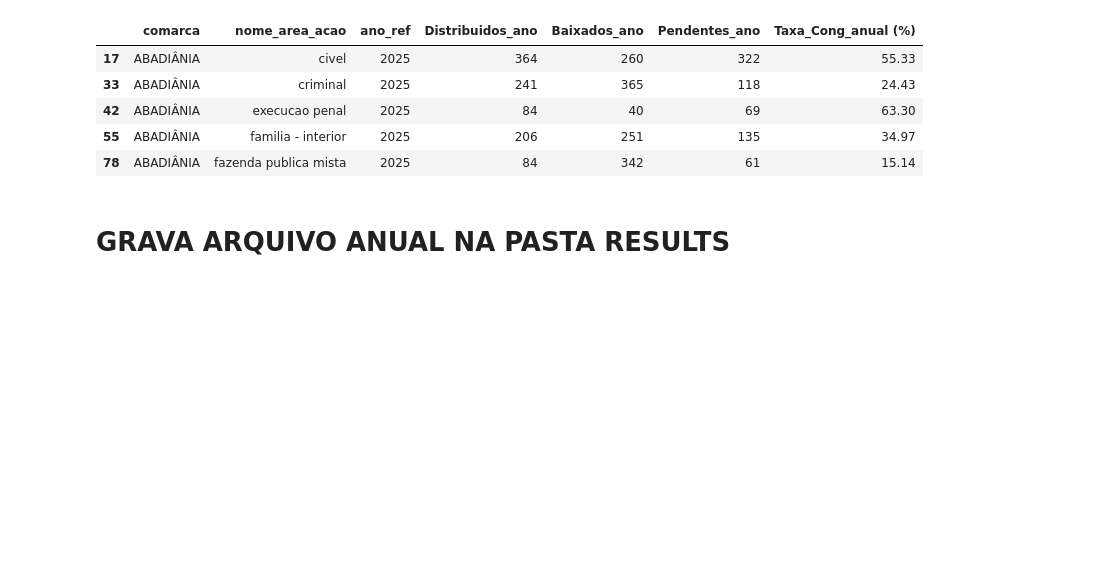
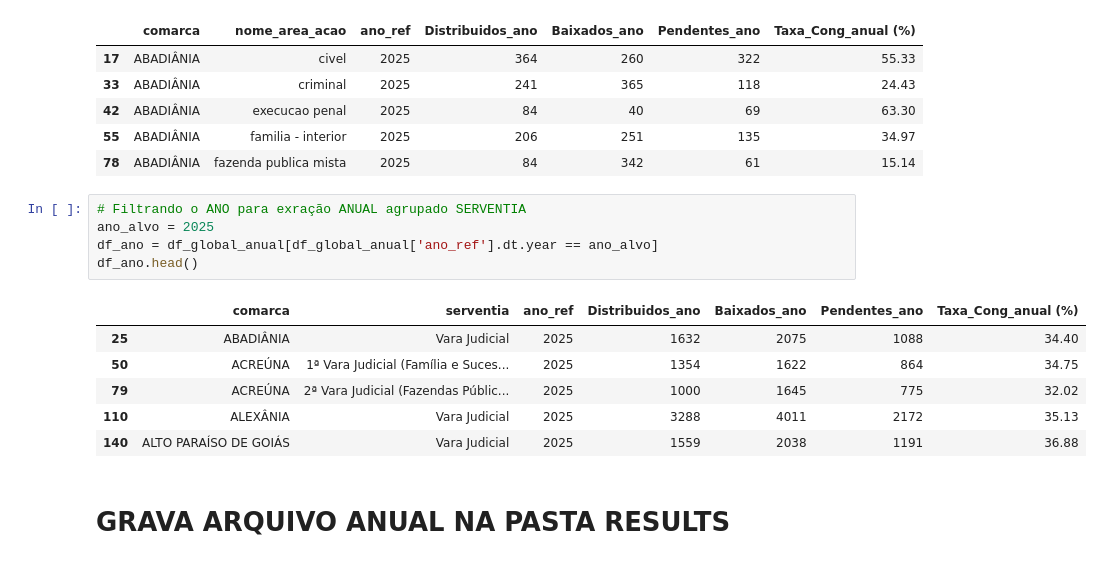
Before and after one commit to dvjuliocesar/TJGO_Projeto6_TxCong, a Jupyter notebook: tx_updated_atual.ipynb, the cells around one changed output. Saved outputs shown, nothing was run; the diff lists cells and outputs as text; blank space fills up the shorter version.

```diff
--- a/tx_updated_atual.ipynb
+++ b/tx_updated_atual.ipynb
@@ -832,6 +979,18 @@ df_ano.head()
 | 42 | ABADIÂNIA | execucao penal | 2025 | 84 | 40 | 69 | 63.30 |
 | 55 | ABADIÂNIA | familia - interior | 2025 | 206 | 251 | 135 | 34.97 |
 | 78 | ABADIÂNIA | fazenda publica mista | 2025 | 84 | 342 | 61 | 15.14 |
+# %%
+# Filtrando o ANO para exração ANUAL agrupado SERVENTIA
+ano_alvo = 2025
+df_ano = df_global_anual[df_global_anual['ano_ref'].dt.year == ano_alvo]
+df_ano.head()
+# %% [output]
+|  | comarca | serventia | ano_ref | Distribuidos_ano | Baixados_ano | Pendentes_ano | Taxa_Cong_anual (%) |
+| 25 | ABADIÂNIA | Vara Judicial | 2025 | 1632 | 2075 | 1088 | 34.40 |
+| 50 | ACREÚNA | 1ª Vara Judicial (Família e Suces... | 2025 | 1354 | 1622 | 864 | 34.75 |
+| 79 | ACREÚNA | 2ª Vara Judicial (Fazendas Públic... | 2025 | 1000 | 1645 | 775 | 32.02 |
+| 110 | ALEXÂNIA | Vara Judicial | 2025 | 3288 | 4011 | 2172 | 35.13 |
+| 140 | ALTO PARAÍSO DE GOIÁS | Vara Judicial | 2025 | 1559 | 2038 | 1191 | 36.88 |
 # %% [markdown]
 # GRAVA ARQUIVO ANUAL NA PASTA RESULTS
 # %%
```
Also changed, not shown: parts of 11 cells of this notebook, 2 other files.
